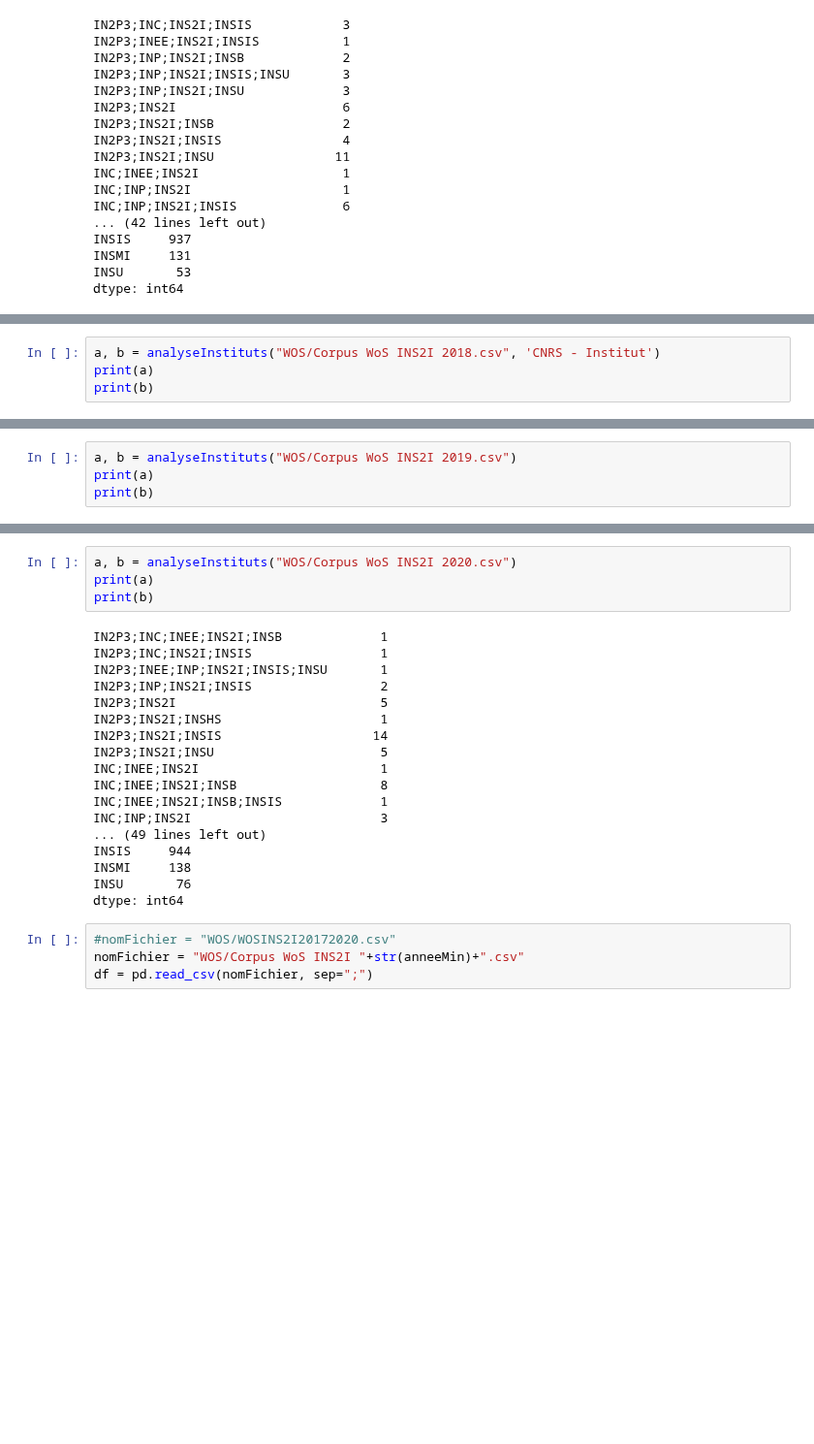
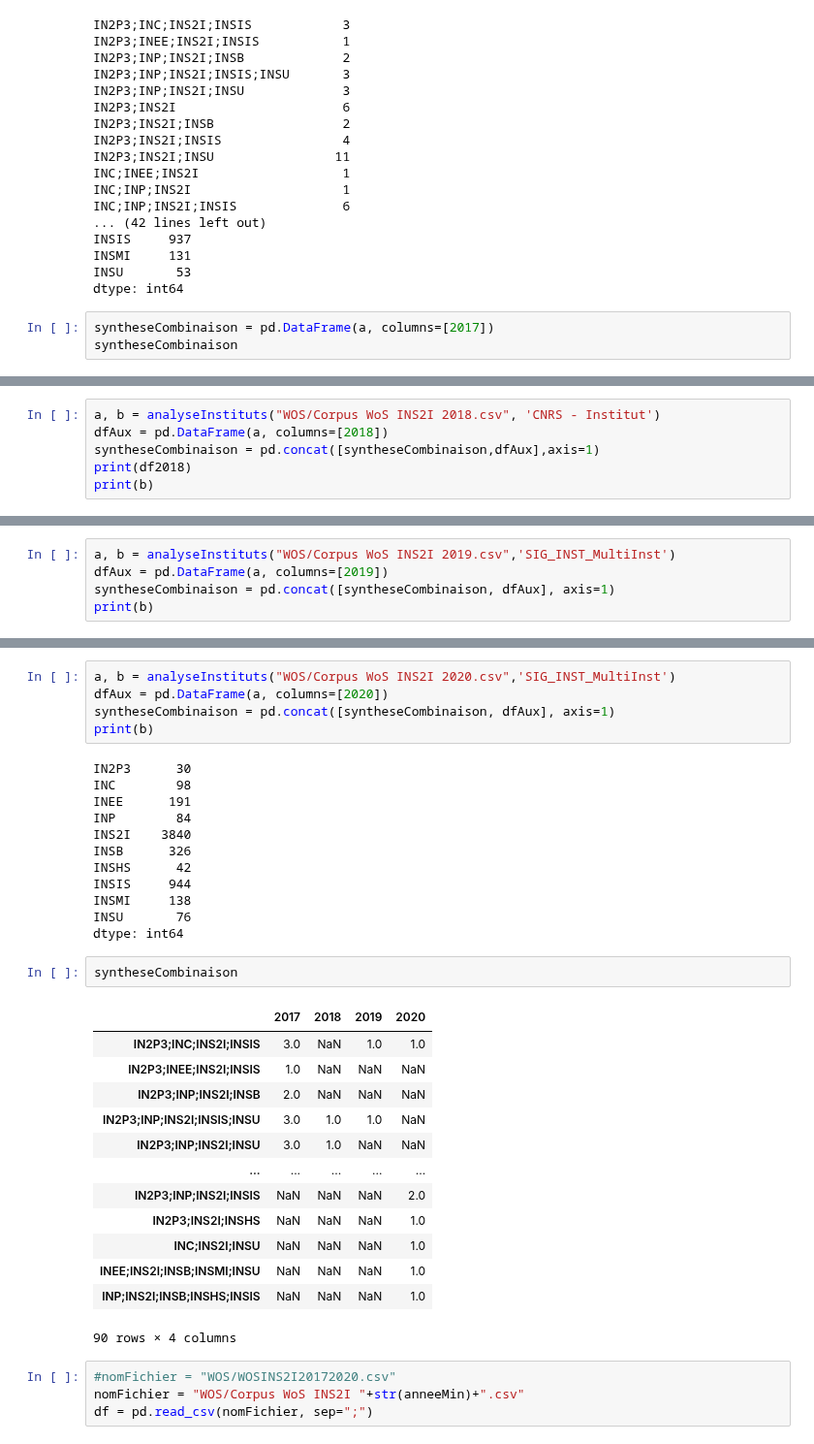
Before and after one commit to pbellot/HALPublications, a Jupyter notebook: WOS_Lodex.ipynb, the cells around one changed output, grey strips where cells are left out. Shown at 97% size. Drawn from its saved outputs; the diff is of its cells as text; blank space fills up the shorter version.

```diff
--- a/WOS_Lodex.ipynb
+++ b/WOS_Lodex.ipynb
@@ -60,3 +107,6 @@ INSIS     937
 INSMI     131
 INSU       53
 dtype: int64
+# %%
+syntheseCombinaison = pd.DataFrame(a, columns=[2017])
+syntheseCombinaison
@@ -63,5 +131,7 @@ dtype: int64
 # %%
 a, b = analyseInstituts("WOS/Corpus WoS INS2I 2018.csv", 'CNRS - Institut')
-print(a)
+dfAux = pd.DataFrame(a, columns=[2018])
+syntheseCombinaison = pd.concat([syntheseCombinaison,dfAux],axis=1)
+print(df2018)
 print(b)
 # %% [output]
@@ -83,7 +153,8 @@ INSMI     108
 INSU      318
 dtype: int64
 # %%
-a, b = analyseInstituts("WOS/Corpus WoS INS2I 2019.csv")
-print(a)
+a, b = analyseInstituts("WOS/Corpus WoS INS2I 2019.csv",'SIG_INST_MultiInst')
+dfAux = pd.DataFrame(a, columns=[2019])
+syntheseCombinaison = pd.concat([syntheseCombinaison, dfAux], axis=1)
 print(b)
 # %% [output]
@@ -105,27 +170,38 @@ INSMI     104
 INSU      368
 dtype: int64
 # %%
-a, b = analyseInstituts("WOS/Corpus WoS INS2I 2020.csv")
-print(a)
+a, b = analyseInstituts("WOS/Corpus WoS INS2I 2020.csv",'SIG_INST_MultiInst')
+dfAux = pd.DataFrame(a, columns=[2020])
+syntheseCombinaison = pd.concat([syntheseCombinaison, dfAux], axis=1)
 print(b)
 # %% [output]
-IN2P3;INC;INEE;INS2I;INSB             1
-IN2P3;INC;INS2I;INSIS                 1
-IN2P3;INEE;INP;INS2I;INSIS;INSU       1
-IN2P3;INP;INS2I;INSIS                 2
-IN2P3;INS2I                           5
-IN2P3;INS2I;INSHS                     1
-IN2P3;INS2I;INSIS                    14
-IN2P3;INS2I;INSU                      5
-INC;INEE;INS2I                        1
-INC;INEE;INS2I;INSB                   8
-INC;INEE;INS2I;INSB;INSIS             1
-INC;INP;INS2I                         3
-... (49 lines left out)
+IN2P3      30
+INC        98
+INEE      191
+INP        84
+INS2I    3840
+INSB      326
+INSHS      42
 INSIS     944
 INSMI     138
 INSU       76
 dtype: int64
+# %%
+syntheseCombinaison
+# %% [output]
+|  | 2017 | 2018 | 2019 | 2020 |
+| IN2P3;INC;INS2I;INSIS | 3.0 | NaN | 1.0 | 1.0 |
+| IN2P3;INEE;INS2I;INSIS | 1.0 | NaN | NaN | NaN |
+| IN2P3;INP;INS2I;INSB | 2.0 | NaN | NaN | NaN |
+| IN2P3;INP;INS2I;INSIS;INSU | 3.0 | 1.0 | 1.0 | NaN |
+| IN2P3;INP;INS2I;INSU | 3.0 | 1.0 | NaN | NaN |
+| ... | ... | ... | ... | ... |
+| IN2P3;INP;INS2I;INSIS | NaN | NaN | NaN | 2.0 |
+| IN2P3;INS2I;INSHS | NaN | NaN | NaN | 1.0 |
+| INC;INS2I;INSU | NaN | NaN | NaN | 1.0 |
+| INEE;INS2I;INSB;INSMI;INSU | NaN | NaN | NaN | 1.0 |
+| INP;INS2I;INSB;INSHS;INSIS | NaN | NaN | NaN | 1.0 |
+90 rows × 4 columns
 # %%
 #nomFichier = "WOS/WOSINS2I20172020.csv"
 nomFichier = "WOS/Corpus WoS INS2I "+str(anneeMin)+".csv"
```
Also changed, not shown: parts of 7 cells of this notebook.
